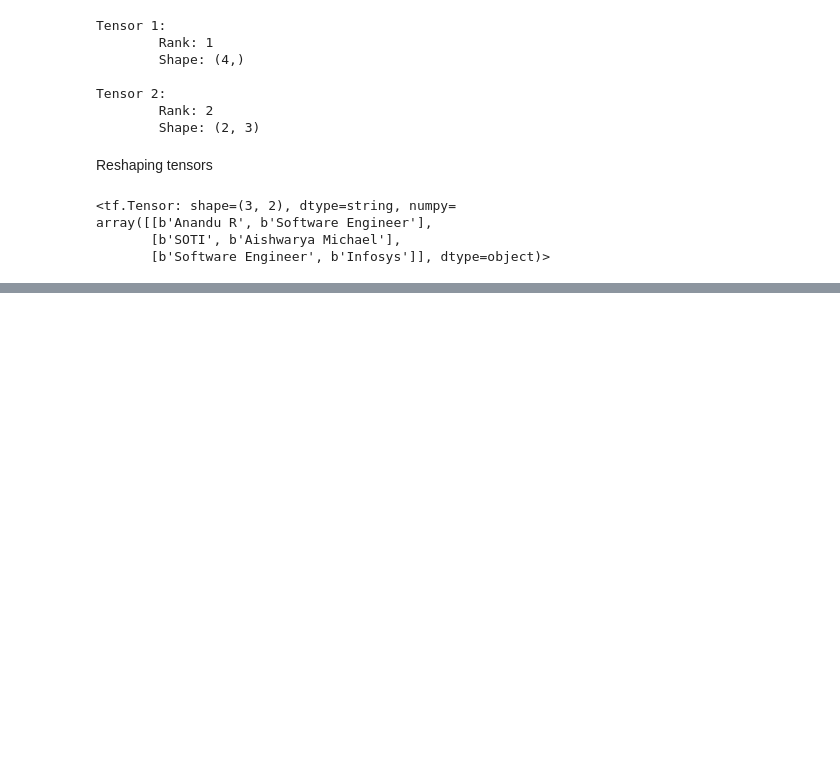
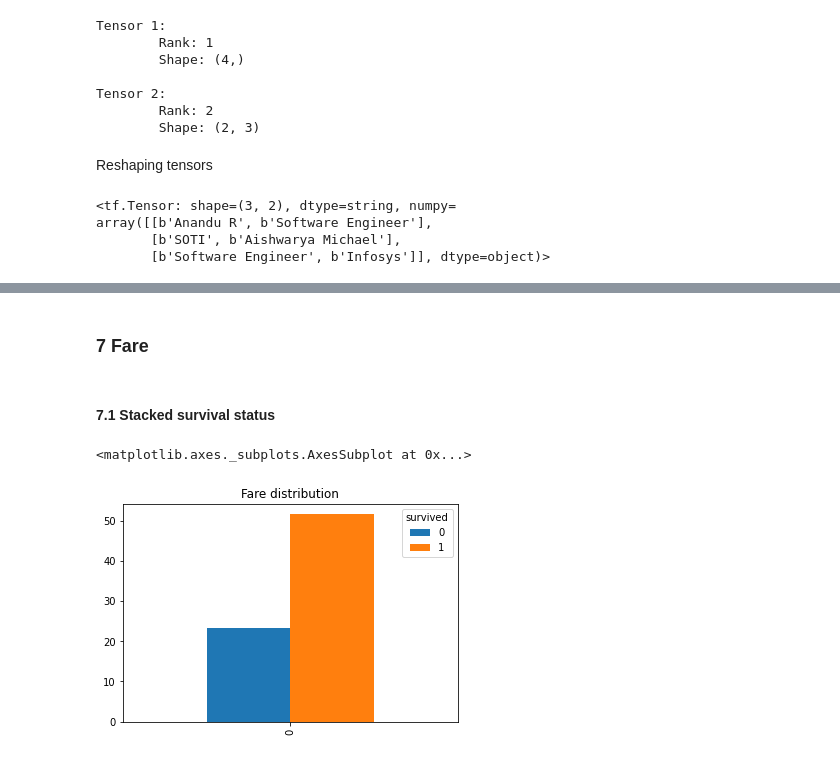
Before and after one commit to AnanduR32/DeepLearning, a Jupyter notebook: Basics/TensorFlow 2.0/Tensorflow_2_0.ipynb, the cells around one changed output, grey strips where cells are left out. Saved outputs shown, nothing was run; the diff lists cells and outputs as text; code cells hidden in the pictures; blank space fills up the shorter version.

```diff
--- a/Basics/TensorFlow 2.0/Tensorflow_2_0.ipynb
+++ b/Basics/TensorFlow 2.0/Tensorflow_2_0.ipynb
@@ -193,0 +223,11 @@ df.plot(kind = "bar", stacked = False)
+# %% [markdown]
+### 7 Fare
+# %% [markdown]
+#### 7.1 Stacked survival status
+# %%
+df = pd.DataFrame(df_train.groupby("survived")['fare'].mean())
+df = df.rename(columns={'fare':'mean'}).pivot_table(values = 'mean', columns = 'survived').reset_index(drop = True)
+df.plot(kind = "bar", stacked = False, title = 'Fare distribution')
+# %% [output]
+<matplotlib.axes._subplots.AxesSubplot at 0x...>
+[figure, added]
```
Also changed, not shown: parts of 100 cells of this notebook.
